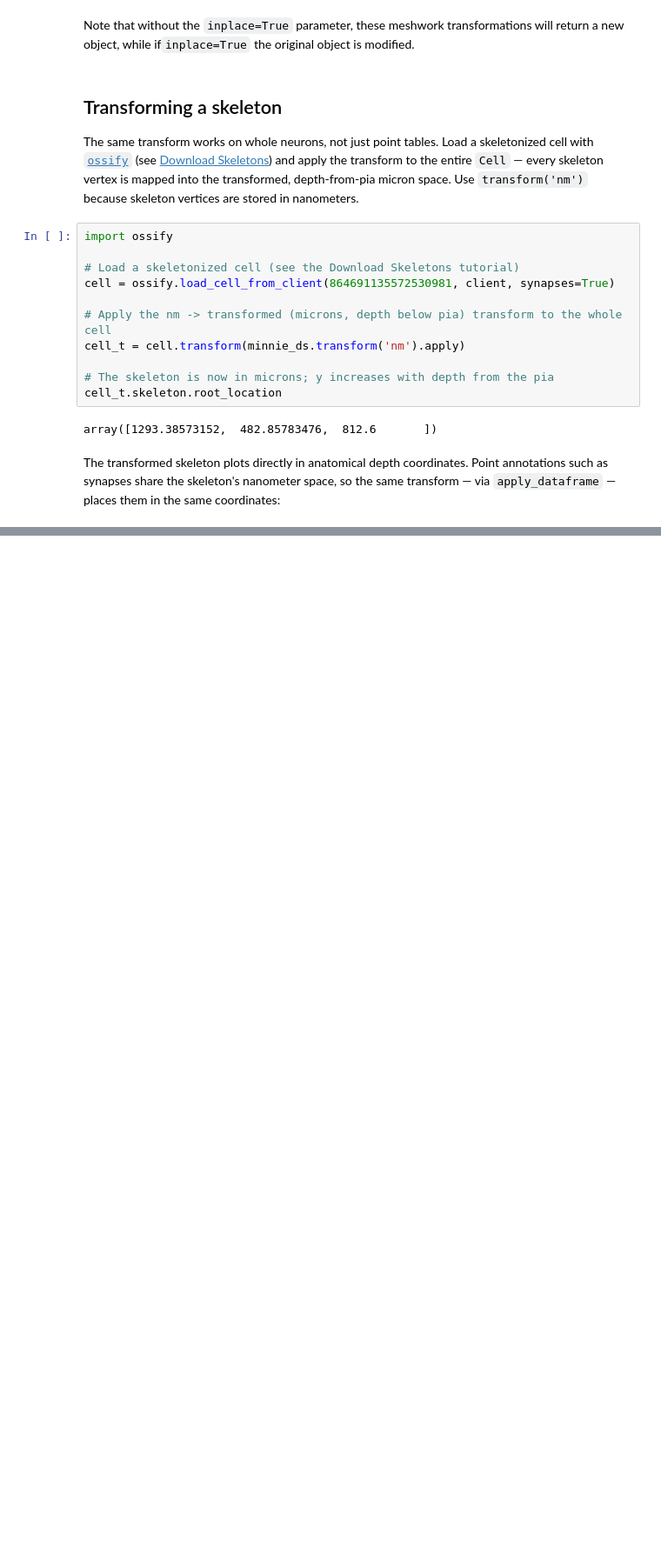
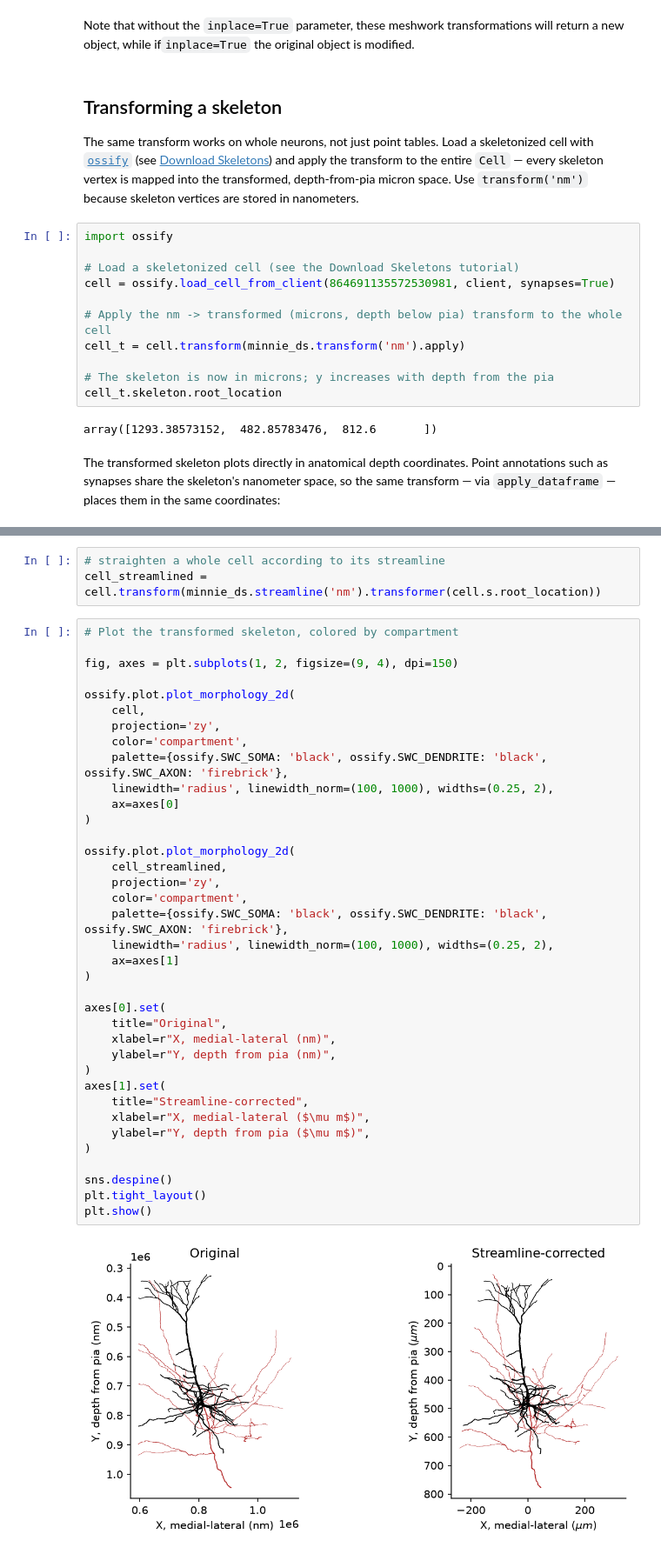
Before and after one commit to AllenInstitute/microns_tutorial, a Jupyter notebook: tutorial_book/quickstart_notebooks/08-standard-transform.ipynb, the cells around one changed output, grey strips where cells are left out. Shown at 87% size. Cells and saved outputs as stored; diff of their text form; blank space fills up the shorter version.

Commit message:
added streamline correction

```diff
--- a/tutorial_book/quickstart_notebooks/08-standard-transform.ipynb
+++ b/tutorial_book/quickstart_notebooks/08-standard-transform.ipynb
@@ -222,0 +241,42 @@ post_syn_df[['ctr_pt_position_x', 'ctr_pt_position_y', 'depth_um']].head(3)
+# %%
+# straighten a whole cell according to its streamline
+cell_streamlined = cell.transform(minnie_ds.streamline('nm').transformer(cell.s.root_location))
+# %%
+# Plot the transformed skeleton, colored by compartment
+
+fig, axes = plt.subplots(1, 2, figsize=(9, 4), dpi=150)
+
+ossify.plot.plot_morphology_2d(
+    cell,
+    projection='zy',
+    color='compartment',
+    palette={ossify.SWC_SOMA: 'black', ossify.SWC_DENDRITE: 'black', ossify.SWC_AXON: 'firebrick'},
+    linewidth='radius', linewidth_norm=(100, 1000), widths=(0.25, 2),
+    ax=axes[0]
+)
+
+ossify.plot.plot_morphology_2d(
+    cell_streamlined,
+    projection='zy',
+    color='compartment',
+    palette={ossify.SWC_SOMA: 'black', ossify.SWC_DENDRITE: 'black', ossify.SWC_AXON: 'firebrick'},
+    linewidth='radius', linewidth_norm=(100, 1000), widths=(0.25, 2),
+    ax=axes[1]
+)
+
+axes[0].set(
+    title="Original",
+    xlabel=r"X, medial-lateral (nm)",
+    ylabel=r"Y, depth from pia (nm)",
+)
+axes[1].set(
+    title="Streamline-corrected",
+    xlabel=r"X, medial-lateral ($\mu m$)",
+    ylabel=r"Y, depth from pia ($\mu m$)",
+)
+
+sns.despine()
+plt.tight_layout()
+plt.show()
+# %% [output]
+[figure, added]
```
Also changed, not shown: parts of 6 cells of this notebook, 1 other file.
